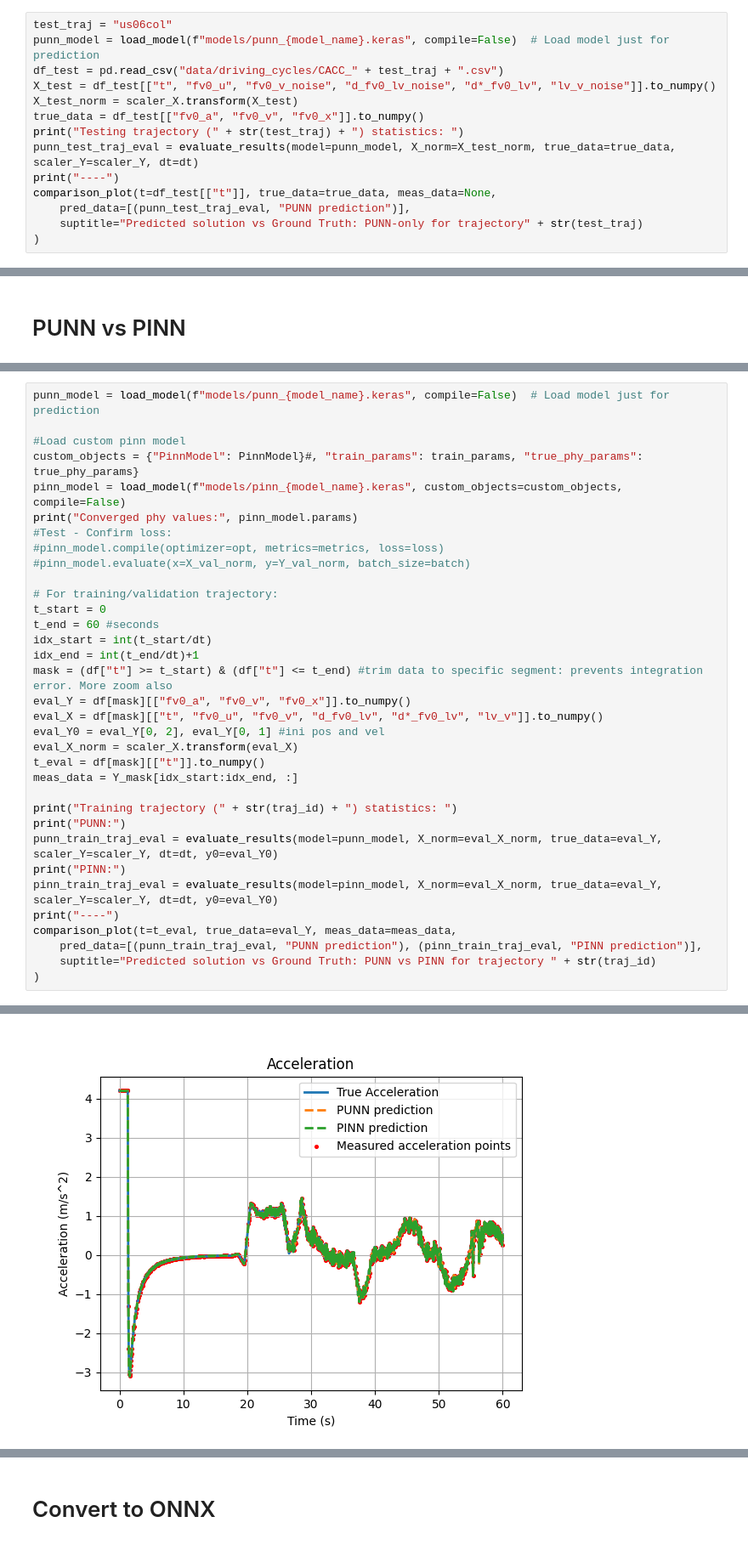
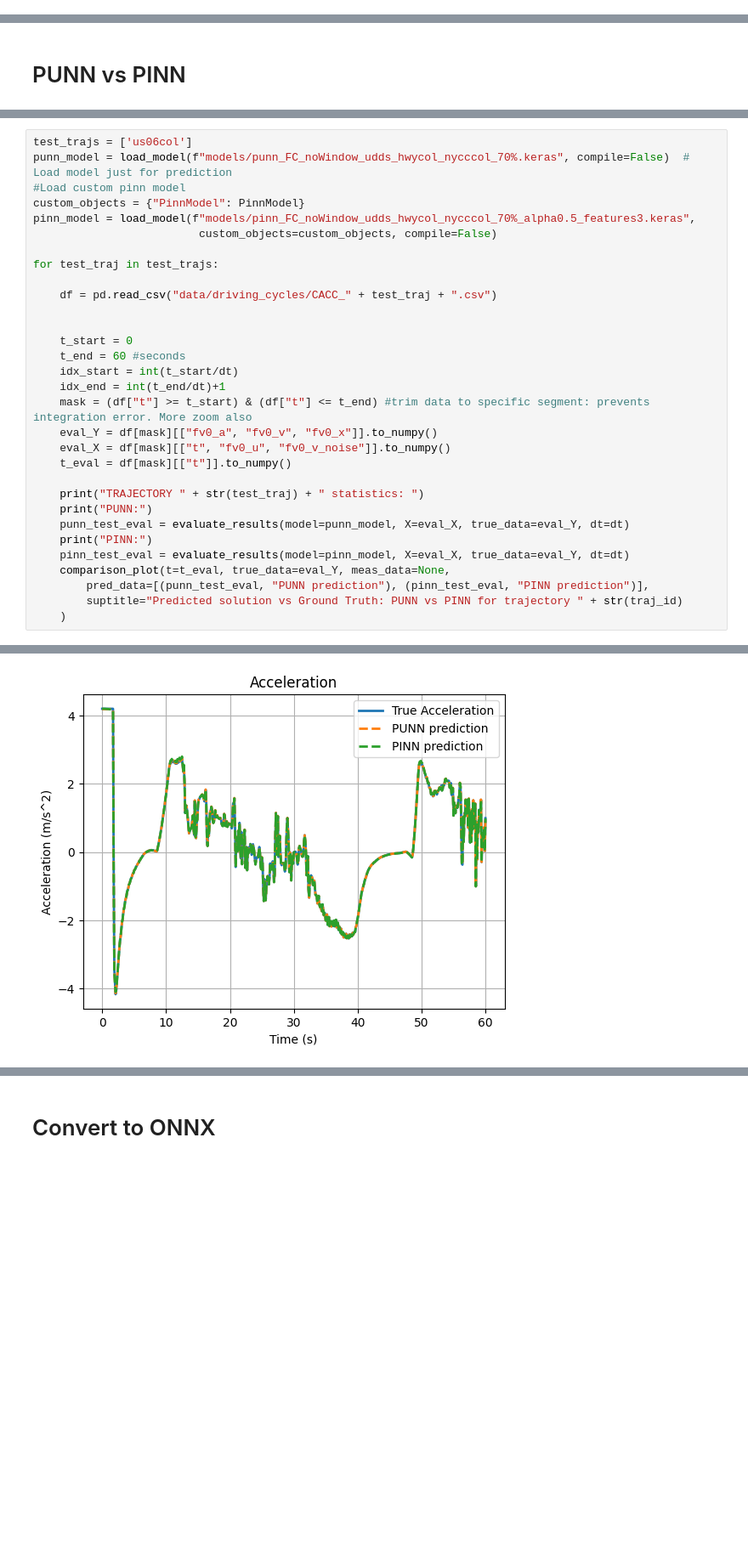
Before and after one commit to ZeArteaga/PINN-control-platooning, a Jupyter notebook: PINN.ipynb, the cells around one changed output, grey strips where cells are left out. Shown at 85% size. Saved outputs shown, nothing was run; the diff lists cells and outputs as text; blank space fills up the shorter version.

```diff
--- a/PINN.ipynb
+++ b/PINN.ipynb
@@ -285,14 +295,0 @@ offline integration for testing, in reality it would be real-time
-# %%
-test_traj = "us06col"
-punn_model = load_model(f"models/punn_{model_name}.keras", compile=False)  # Load model just for prediction
-df_test = pd.read_csv("data/driving_cycles/CACC_" + test_traj + ".csv")
-X_test = df_test[["t", "fv0_u", "fv0_v_noise", "d_fv0_lv_noise", "d*_fv0_lv", "lv_v_noise"]].to_numpy()
-X_test_norm = scaler_X.transform(X_test)
-true_data = df_test[["fv0_a", "fv0_v", "fv0_x"]].to_numpy()
-print("Testing trajectory (" + str(test_traj) + ") statistics: ")
-punn_test_traj_eval = evaluate_results(model=punn_model, X_norm=X_test_norm, true_data=true_data, scaler_Y=scaler_Y, dt=dt)
-print("----")
-comparison_plot(t=df_test[["t"]], true_data=true_data, meas_data=None,
-    pred_data=[(punn_test_traj_eval, "PUNN prediction")],
-    suptitle="Predicted solution vs Ground Truth: PUNN-only for trajectory" + str(test_traj)
-)
@@ -568,35 +424,32 @@ Model: "pinn_model"
 # %%
-punn_model = load_model(f"models/punn_{model_name}.keras", compile=False)  # Load model just for prediction
+test_trajs = ['us06col']
+punn_model = load_model(f"models/punn_FC_noWindow_udds_hwycol_nycccol_70%.keras", compile=False)  # Load model just for prediction
+#Load custom pinn model
+custom_objects = {"PinnModel": PinnModel}
+pinn_model = load_model(f"models/pinn_FC_noWindow_udds_hwycol_nycccol_70%_alpha0.5_features3.keras",
+                         custom_objects=custom_objects, compile=False)
 
-#Load custom pinn model
-custom_objects = {"PinnModel": PinnModel}#, "train_params": train_params, "true_phy_params": true_phy_params}
-pinn_model = load_model(f"models/pinn_{model_name}.keras", custom_objects=custom_objects, compile=False)
-print("Converged phy values:", pinn_model.params)
-#Test - Confirm loss:
-#pinn_model.compile(optimizer=opt, metrics=metrics, loss=loss)
-#pinn_model.evaluate(x=X_val_norm, y=Y_val_norm, batch_size=batch)
+for test_traj in test_trajs:
 
-# For training/validation trajectory:
-t_start = 0
-t_end = 60 #seconds
-idx_start = int(t_start/dt)
-idx_end = int(t_end/dt)+1
-mask = (df["t"] >= t_start) & (df["t"] <= t_end) #trim data to specific segment: prevents integration error. More zoom also
-eval_Y = df[mask][["fv0_a", "fv0_v", "fv0_x"]].to_numpy()
-eval_X = df[mask][["t", "fv0_u", "fv0_v", "d_fv0_lv", "d*_fv0_lv", "lv_v"]].to_numpy()
-eval_Y0 = eval_Y[0, 2], eval_Y[0, 1] #ini pos and vel
-eval_X_norm = scaler_X.transform(eval_X)
-t_eval = df[mask][["t"]].to_numpy()
-meas_data = Y_mask[idx_start:idx_end, :]
+    df = pd.read_csv("data/driving_cycles/CACC_" + test_traj + ".csv")
 
-print("Training trajectory (" + str(traj_id) + ") statistics: ")
-print("PUNN:")
-punn_train_traj_eval = evaluate_results(model=punn_model, X_norm=eval_X_norm, true_data=eval_Y, scaler_Y=scaler_Y, dt=dt, y0=eval_Y0)
-print("PINN:")
-pinn_train_traj_eval = evaluate_results(model=pinn_model, X_norm=eval_X_norm, true_data=eval_Y, scaler_Y=scaler_Y, dt=dt, y0=eval_Y0)
-print("----")
-comparison_plot(t=t_eval, true_data=eval_Y, meas_data=meas_data,
-    pred_data=[(punn_train_traj_eval, "PUNN prediction"), (pinn_train_traj_eval, "PINN prediction")],
-    suptitle="Predicted solution vs Ground Truth: PUNN vs PINN for trajectory " + str(traj_id)
-)
+
+    t_start = 0
+    t_end = 60 #seconds
+    idx_start = int(t_start/dt)
+    idx_end = int(t_end/dt)+1
+    mask = (df["t"] >= t_start) & (df["t"] <= t_end) #trim data to specific segment: prevents integration error. More zoom also
+    eval_Y = df[mask][["fv0_a", "fv0_v", "fv0_x"]].to_numpy()
+    eval_X = df[mask][["t", "fv0_u", "fv0_v_noise"]].to_numpy()
+    t_eval = df[mask][["t"]].to_numpy()
+
+    print("TRAJECTORY " + str(test_traj) + " statistics: ")
+    print("PUNN:")
+    punn_test_eval = evaluate_results(model=punn_model, X=eval_X, true_data=eval_Y, dt=dt)
+    print("PINN:")
+    pinn_test_eval = evaluate_results(model=pinn_model, X=eval_X, true_data=eval_Y, dt=dt)
+    comparison_plot(t=t_eval, true_data=eval_Y, meas_data=None,
+        pred_data=[(punn_test_eval, "PUNN prediction"), (pinn_test_eval, "PINN prediction")],
+        suptitle="Predicted solution vs Ground Truth: PUNN vs PINN for trajectory " + str(traj_id)
+    )
 # %% [output]
@@ -614 +465 @@ MSE/RMSE for position: 3.83697e+01, 6.19432e+00
-[figure, old version]
+[figure, new version]
```
Also changed, not shown: parts of 21 cells of this notebook, 13 other files.
